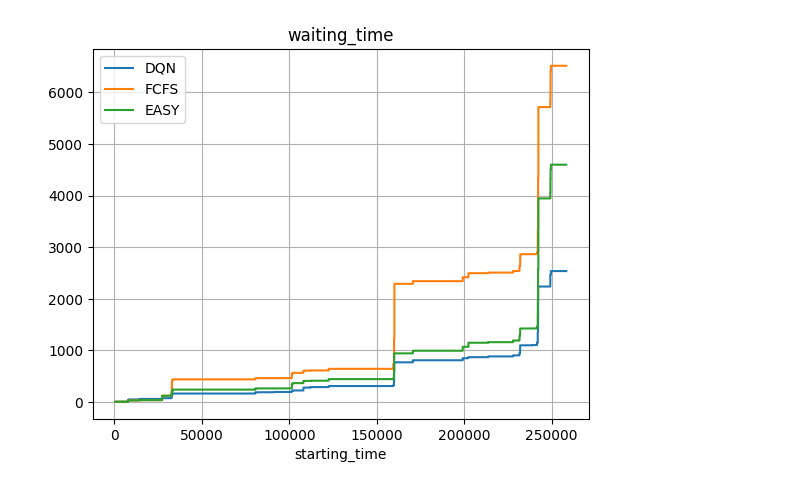
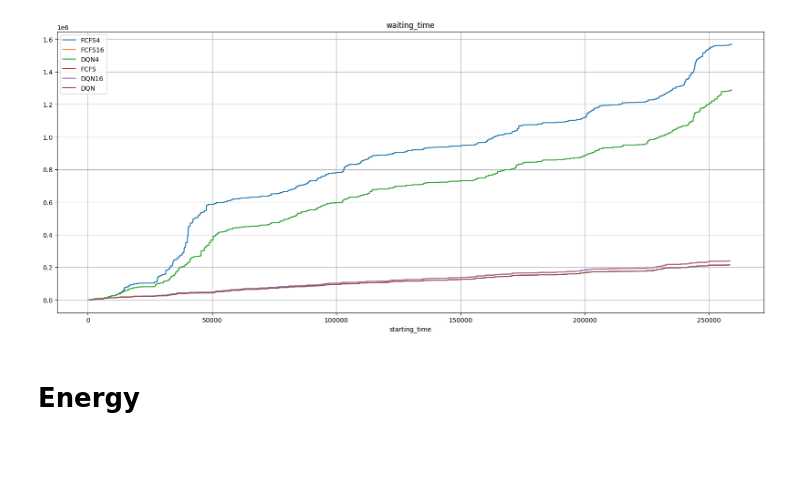
Before and after one commit to tanaxer01/bati-scheduler, a Jupyter notebook: Untitled.ipynb, the cells around one changed output. Cells and saved outputs as stored; diff of their text form; code cells hidden in the pictures; blank space fills up the shorter version.

```diff
--- a/Untitled.ipynb
+++ b/Untitled.ipynb
@@ -90,6 +144,7 @@ sns.barplot(data=waiting_times, ax=ax)
-# %%
-from evalys.visu.legacy import plot_series
-
-plot_series('waiting_time', jobsets)
-# %% [output]
-[figure, removed]
+# %%
+fig, ax = plt.subplots(figsize=(20,8))
+evalys.visu.legacy.plot_series('waiting_time', jobsets)
+# %% [output]
+[figure, added]
+# %% [markdown]
+# Energy
```
Also changed, not shown: parts of 16 cells of this notebook, 13 other files.
